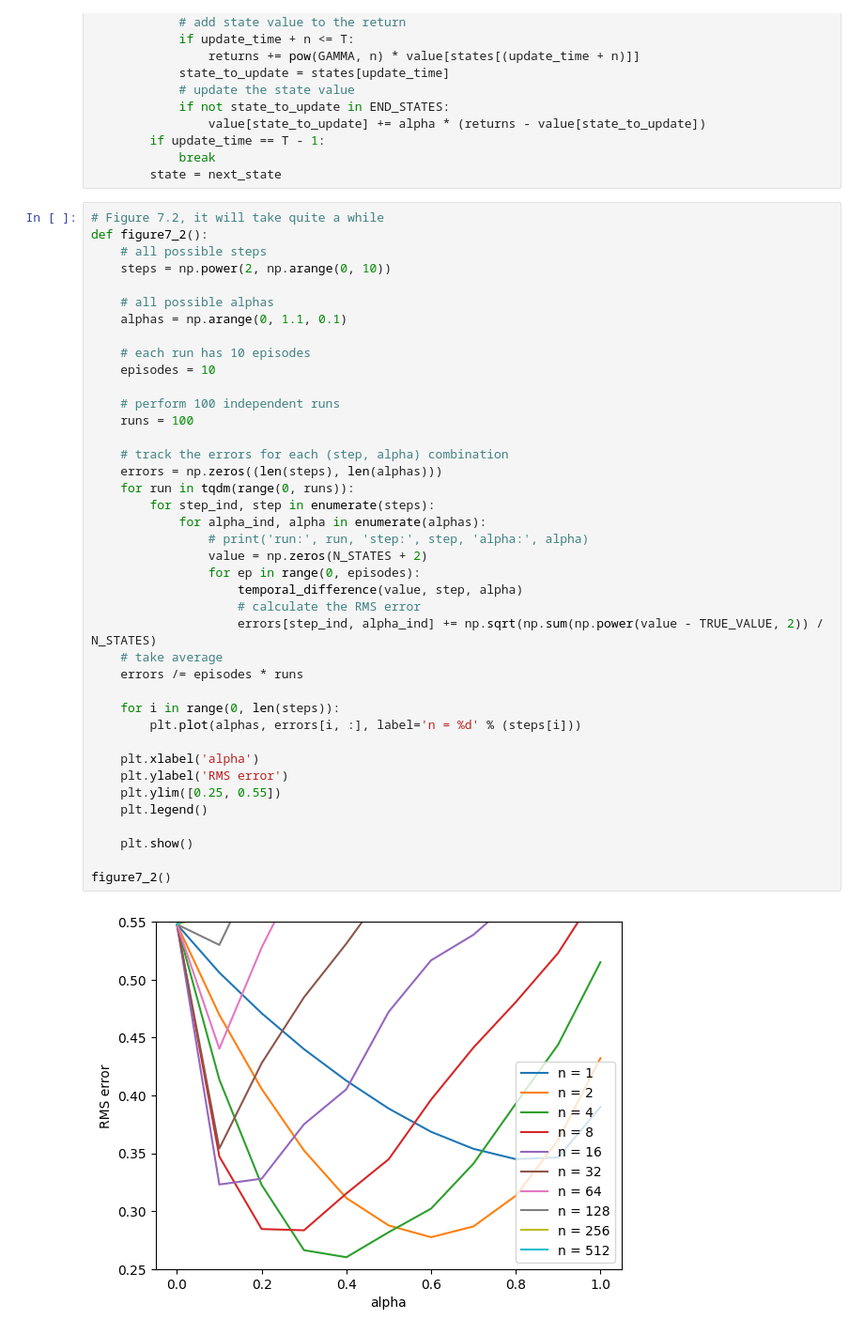
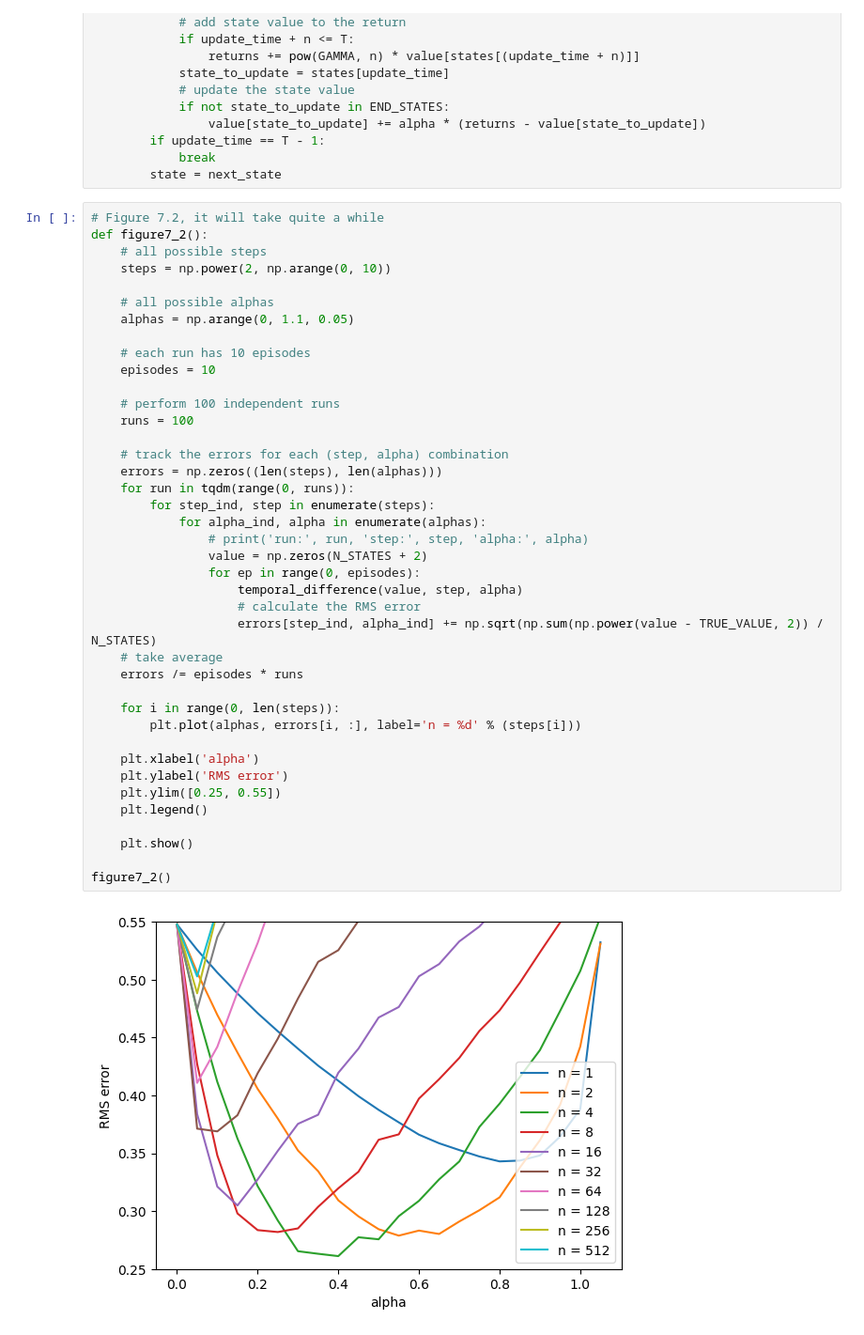
Before and after one commit to fccoelho/Reinforcement-Learning-course, a Jupyter notebook: Code/Sutton_Barto/chapter07/random_walk.ipynb, the cells around one changed output. Shown at 94% size. Cells and saved outputs as stored; diff of their text form.

```diff
--- a/Code/Sutton_Barto/chapter07/random_walk.ipynb
+++ b/Code/Sutton_Barto/chapter07/random_walk.ipynb
@@ -106,38 +106,38 @@ def figure7_2():
     steps = np.power(2, np.arange(0, 10))
 
     # all possible alphas
-    alphas = np.arange(0, 1.1, 0.1)
+    alphas = np.arange(0, 1.1, 0.05)
 
     # each run has 10 episodes
     episodes = 10
 
     # perform 100 independent runs
     runs = 100
 
     # track the errors for each (step, alpha) combination
     errors = np.zeros((len(steps), len(alphas)))
     for run in tqdm(range(0, runs)):
         for step_ind, step in enumerate(steps):
             for alpha_ind, alpha in enumerate(alphas):
                 # print('run:', run, 'step:', step, 'alpha:', alpha)
                 value = np.zeros(N_STATES + 2)
                 for ep in range(0, episodes):
                     temporal_difference(value, step, alpha)
                     # calculate the RMS error
                     errors[step_ind, alpha_ind] += np.sqrt(np.sum(np.power(value - TRUE_VALUE, 2)) / N_STATES)
     # take average
     errors /= episodes * runs
 
     for i in range(0, len(steps)):
         plt.plot(alphas, errors[i, :], label='n = %d' % (steps[i]))
 
     plt.xlabel('alpha')
     plt.ylabel('RMS error')
     plt.ylim([0.25, 0.55])
     plt.legend()
 
     plt.show()
 
 figure7_2()
 # %% [output]
-[figure, old version]
+[figure, new version]
```
Also changed, not shown: 3 other files.
